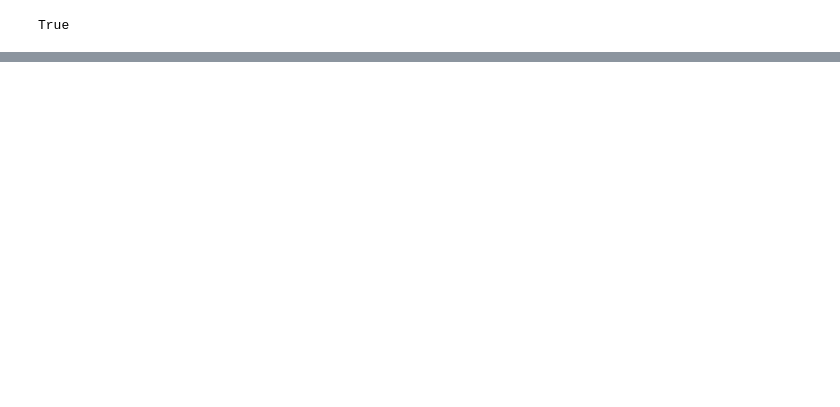
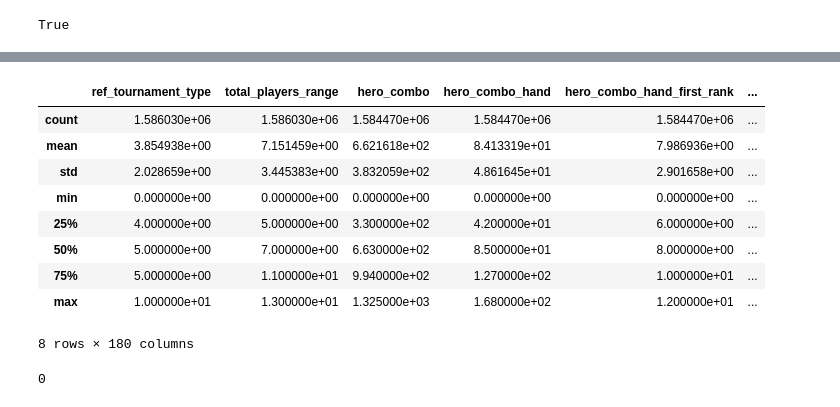
Before and after one commit to Manggy94/PokerDataAnalytics, a Jupyter notebook: notebooks/preprocessing.ipynb, the cells around one changed output, grey strips where cells are left out. Saved outputs shown, nothing was run; the diff lists cells and outputs as text; code cells hidden in the pictures; blank space fills up the shorter version.

```diff
--- a/notebooks/preprocessing.ipynb
+++ b/notebooks/preprocessing.ipynb
@@ -65,0 +74,3 @@ data.describe()
+# %%
+from src.pipelines.preprocessing.features.categorical import CategoricalFeaturesPipeline
+pipeline = CategoricalFeaturesPipeline()
@@ -65,0 +100,17 @@ data.describe()
+# %%
+features2.describe()
+# %% [output]
+|  | ref_tournament_type | total_players_range | hero_combo | hero_combo_hand | hero_combo_hand_first_rank | ... |
+| count | 1.586030e+06 | 1.586030e+06 | 1.584470e+06 | 1.584470e+06 | 1.584470e+06 | ... |
+| mean | 3.854938e+00 | 7.151459e+00 | 6.621618e+02 | 8.413319e+01 | 7.986936e+00 | ... |
+| std | 2.028659e+00 | 3.445383e+00 | 3.832059e+02 | 4.861645e+01 | 2.901658e+00 | ... |
+| min | 0.000000e+00 | 0.000000e+00 | 0.000000e+00 | 0.000000e+00 | 0.000000e+00 | ... |
+| 25% | 4.000000e+00 | 5.000000e+00 | 3.300000e+02 | 4.200000e+01 | 6.000000e+00 | ... |
+| 50% | 5.000000e+00 | 7.000000e+00 | 6.630000e+02 | 8.500000e+01 | 8.000000e+00 | ... |
+| 75% | 5.000000e+00 | 1.100000e+01 | 9.940000e+02 | 1.270000e+02 | 1.000000e+01 | ... |
+| max | 1.000000e+01 | 1.300000e+01 | 1.325000e+03 | 1.680000e+02 | 1.200000e+01 | ... |
+8 rows × 180 columns
+# %%
+(features2.hero_combo == 1326).sum()
+# %% [output]
+0
```
Also changed, not shown: parts of 12 cells of this notebook, 16 other files.
